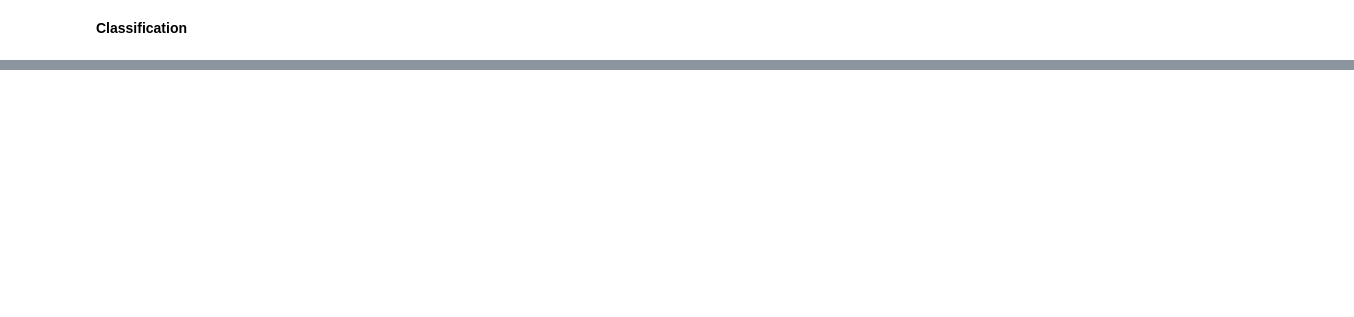
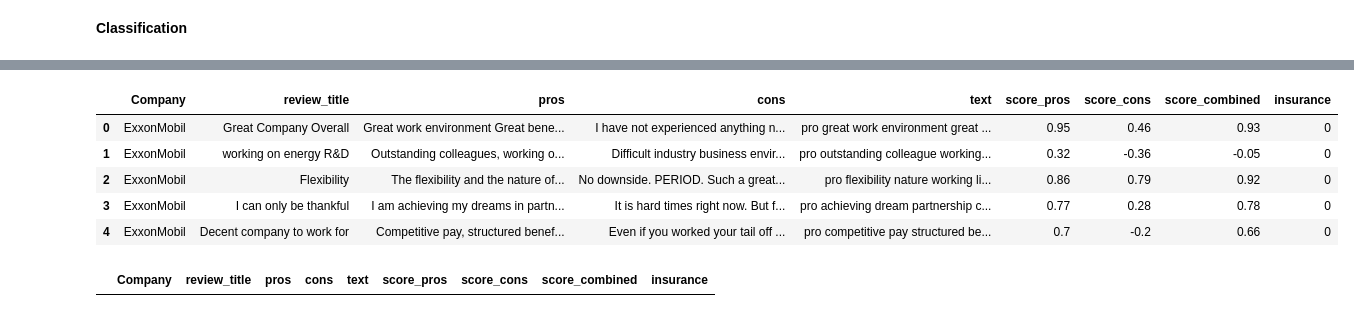
Before and after one commit to pentagramswheel/envisioning, a Jupyter notebook: classifier-and-sentiment/review_classifier.ipynb, the cells around one changed output, grey strips where cells are left out. Saved outputs shown, nothing was run; the diff lists cells and outputs as text; code cells hidden in the pictures; blank space fills up the shorter version.

```diff
--- a/classifier-and-sentiment/review_classifier.ipynb
+++ b/classifier-and-sentiment/review_classifier.ipynb
@@ -150,6 +154,13 @@ from vaderSentiment.vaderSentiment import SentimentIntensityAnalyzer
 def round_two_digit_string(x):
     """
     Rounds a float to two decimal places.
+
+    Args:
+        x::[float]
+            The float number to round.
+
+    Return:
+            The rounded float.
     """
     return str(round(x, 2))
 
@@ -649,0 +1031,30 @@ Xvals["insurance"]
+# %%
+# get the y_predict of input tokens, similar to the function "predict_dataset" shown in STEP3
+from torch.utils.data import DataLoader
+
+dep_loader = DataLoader(dep_dataset, batch_size = 1, shuffle = False)
+y_predict = []
+count = 1
+
+device = torch.device("cpu")
+for batch in dep_loader:
+    input_ids = batch['input_ids'].to(device)
+    attention_mask = batch['attention_mask'].to(device)
+    labels = batch['labels'].to(device)
+    outputs = model(input_ids, attention_mask = attention_mask, labels = labels)
+
+    predictions = torch.argmax(outputs.logits, dim = 1)
+    y_predict_batch = predictions.cpu().detach().numpy()
+    for j in y_predict_batch:
+        y_predict.append(j)
+
+    del input_ids
+    del attention_mask
+    del labels
+    del outputs
+    del predictions
+
+    print(f'Batch {count} for current loader completed.')
+    count += 1
+
+y_predict = np.array(y_predict)
@@ -649,0 +1093,10 @@ Xvals["insurance"]
+# %%
+reviews[CURRENT_METRIC] = y_predict
+reviews.head()
+# %% [output]
+|  | Company | review_title | pros | cons | text | score_pros | score_cons | score_combined | insurance |
+| 0 | ExxonMobil | Great Company Overall | Great work environment Great bene... | I have not experienced anything n... | pro great work environment great ... | 0.95 | 0.46 | 0.93 | 0 |
+| 1 | ExxonMobil | working on energy R&D | Outstanding colleagues, working o... | Difficult industry business envir... | pro outstanding colleague working... | 0.32 | -0.36 | -0.05 | 0 |
+| 2 | ExxonMobil | Flexibility | The flexibility and the nature of... | No downside. PERIOD. Such a great... | pro flexibility nature working li... | 0.86 | 0.79 | 0.92 | 0 |
+| 3 | ExxonMobil | I can only be thankful | I am achieving my dreams in partn... | It is hard times right now. But f... | pro achieving dream partnership c... | 0.77 | 0.28 | 0.78 | 0 |
+| 4 | ExxonMobil | Decent company to work for | Competitive pay, structured benef... | Even if you worked your tail off ... | pro competitive pay structured be... | 0.7 | -0.2 | 0.66 | 0 |
@@ -649,0 +1105,4 @@ Xvals["insurance"]
+# %%
+reviews[reviews[CURRENT_METRIC] == 1]
+# %% [output]
+|  | Company | review_title | pros | cons | text | score_pros | score_cons | score_combined | insurance |
```
Also changed, not shown: parts of 35 cells of this notebook, 4 other files.
